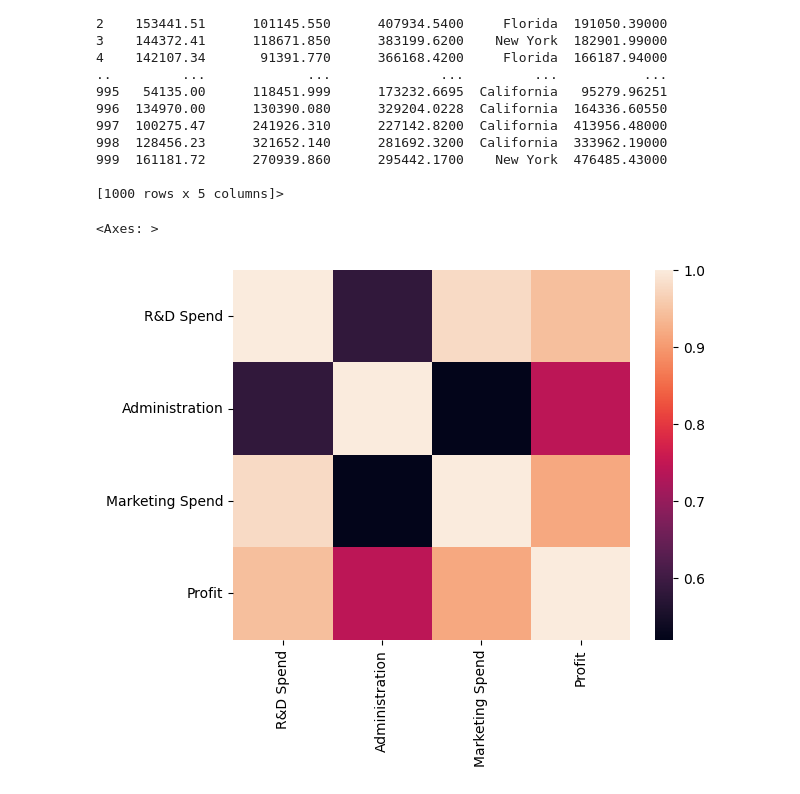
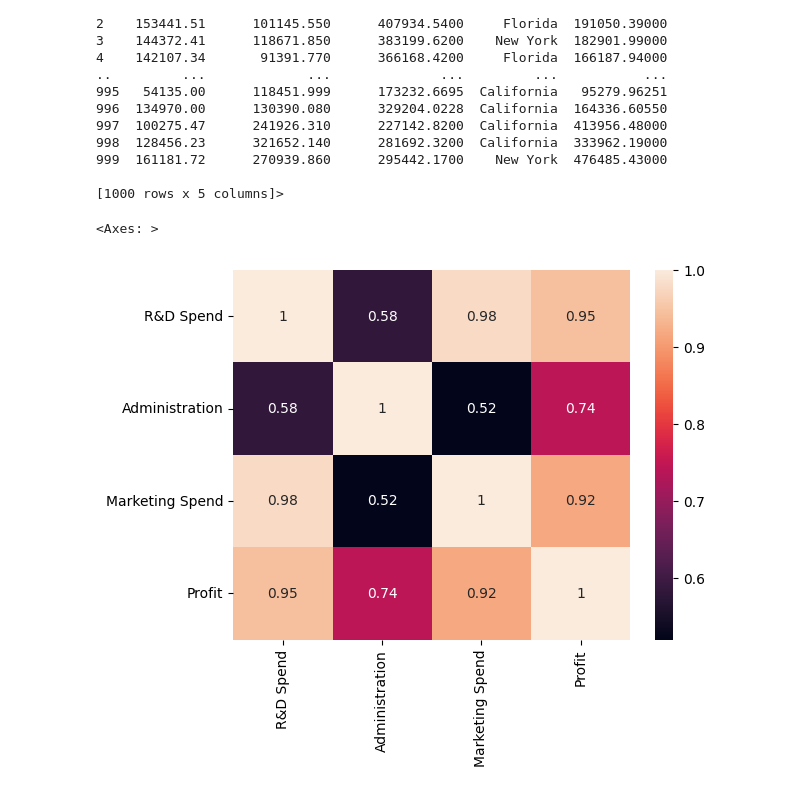
Before and after one commit to devshah21/Linear-Regression, a Jupyter notebook: linear_regression.ipynb, the cells around one changed output. Saved outputs shown, nothing was run; the diff lists cells and outputs as text; code cells hidden in the pictures.

```diff
--- a/linear_regression.ipynb
+++ b/linear_regression.ipynb
@@ -27,7 +27,7 @@ company.head
 
 [1000 rows x 5 columns]>
 # %%
-sns.heatmap(company.corr())
+sns.heatmap(company.corr(), annot=True)
 # %% [output]
 <Axes: >
-[figure, old version]
+[figure, new version]
```
Also changed, not shown: parts of 3 cells of this notebook.
